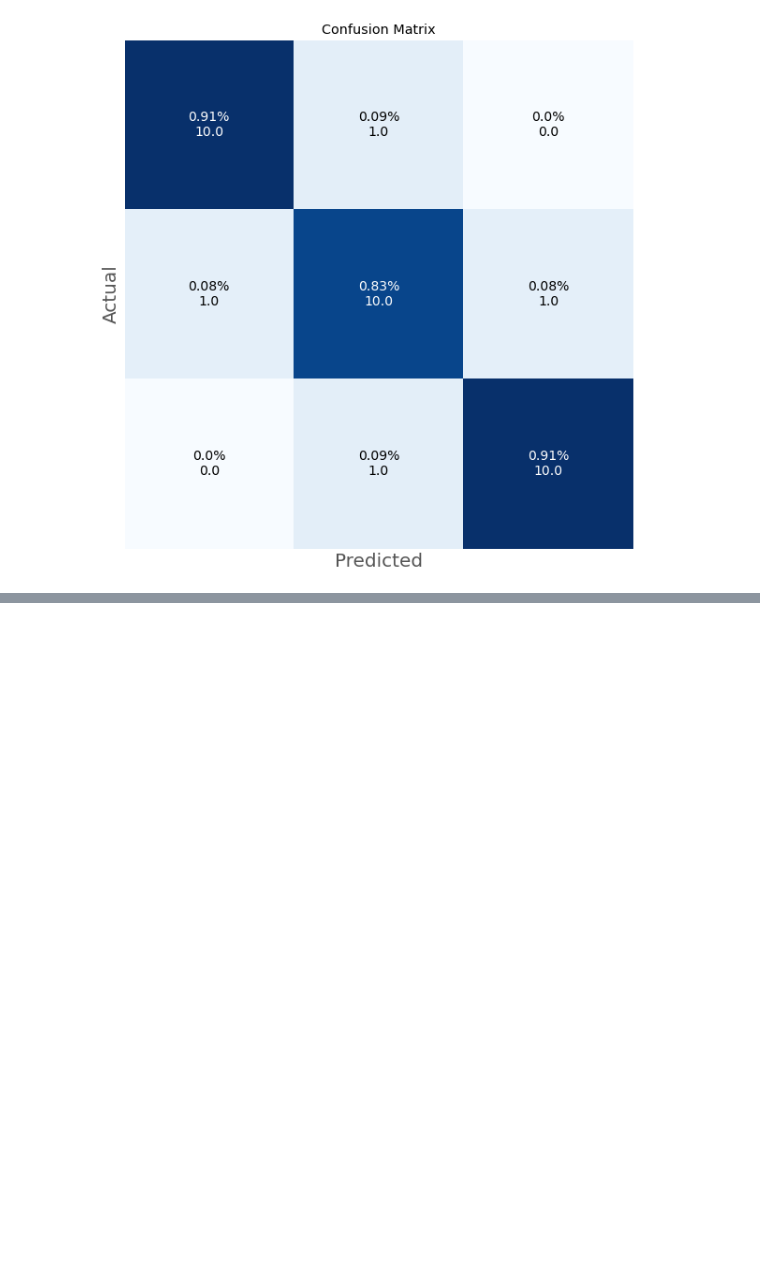
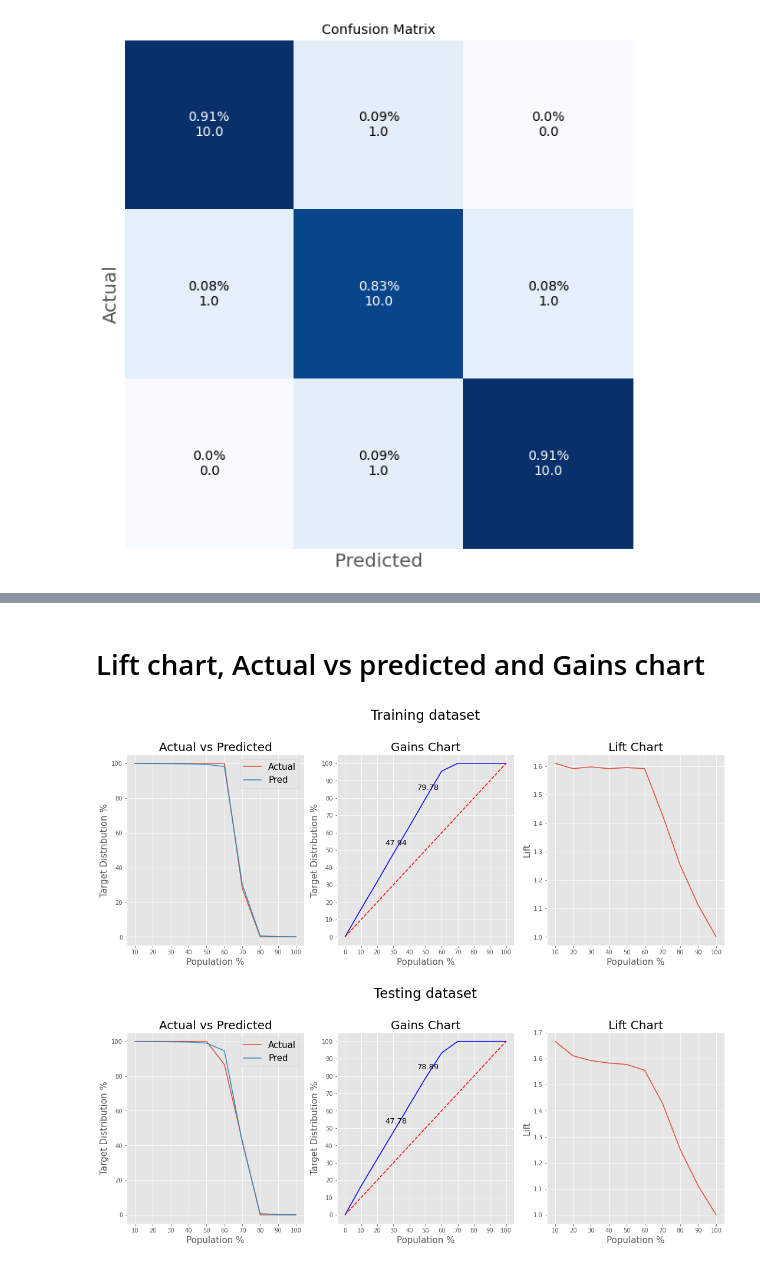
Before and after one commit to imanursar/Machine-Learning-Notes, a Jupyter notebook: Custom Function/Scoring Function.ipynb, the cells around one changed output, grey strips where cells are left out. Cells and saved outputs as stored; diff of their text form; code cells hidden in the pictures; blank space fills up the shorter version.

```diff
--- a/Custom Function/Scoring Function.ipynb
+++ b/Custom Function/Scoring Function.ipynb
@@ -25,6 +28,9 @@ models,names_model,probs_model,probs_bool_model,pred_model,time_1,time_2 = model
 # %% [output]
 we have done with these models:
 Xgboost
+# %%
+X_test = pd.DataFrame(X_test,columns=cancer.feature_names)
+X_train = pd.DataFrame(X_train,columns=cancer.feature_names)
 # %% [markdown]
 # print score for binary label
 # %%
@@ -110,0 +165,6 @@ gen_cfmatrix = scoring.generalize_cfmatrix(cf_matrix, 3,labels=None)
+# %% [markdown]
+# Lift chart, Actual vs predicted and Gains chart
+# %%
+scoring.gains_plot(models[0],X_train,y_train,X_test,y_test)
+# %% [output]
+[figure, added]
```
Also changed, not shown: parts of 8 cells of this notebook.
